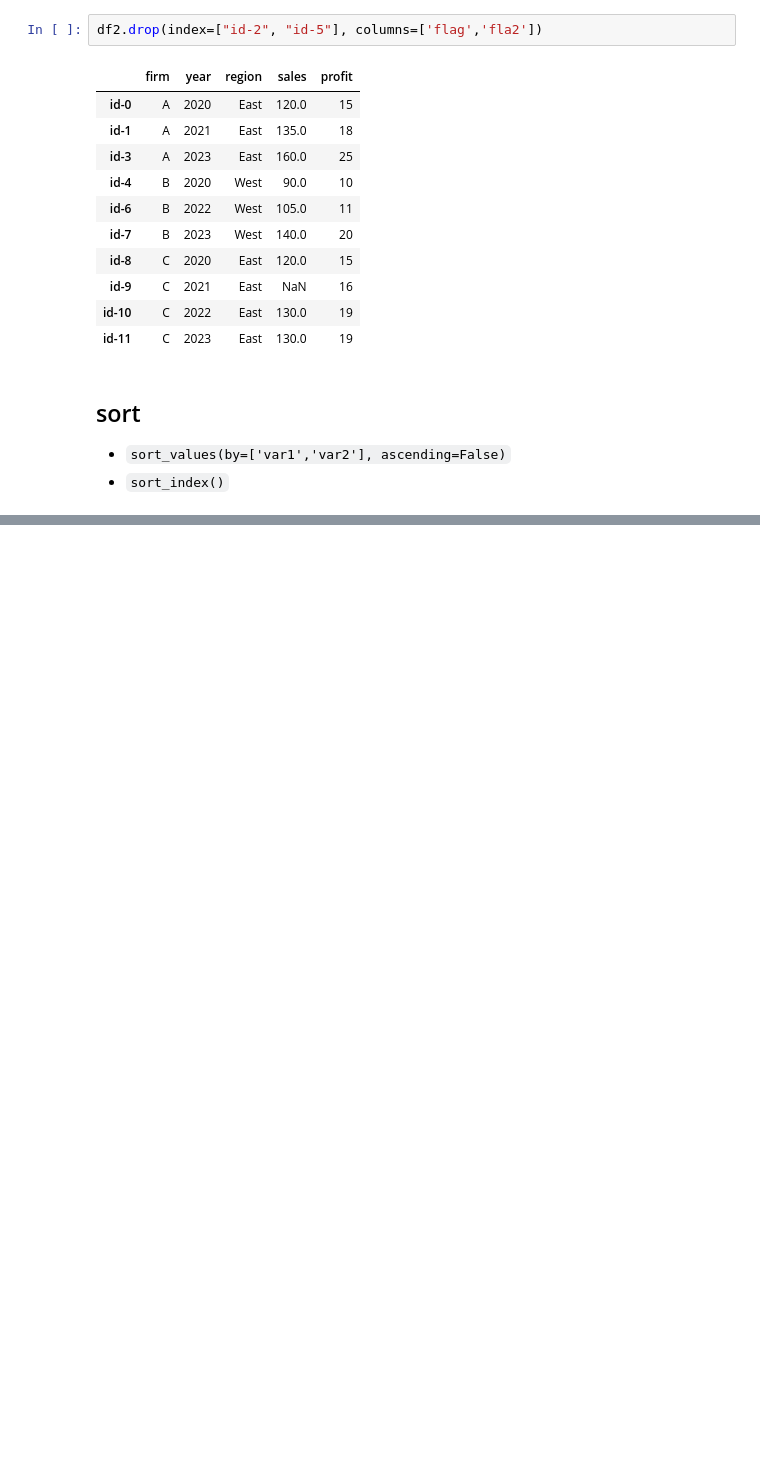
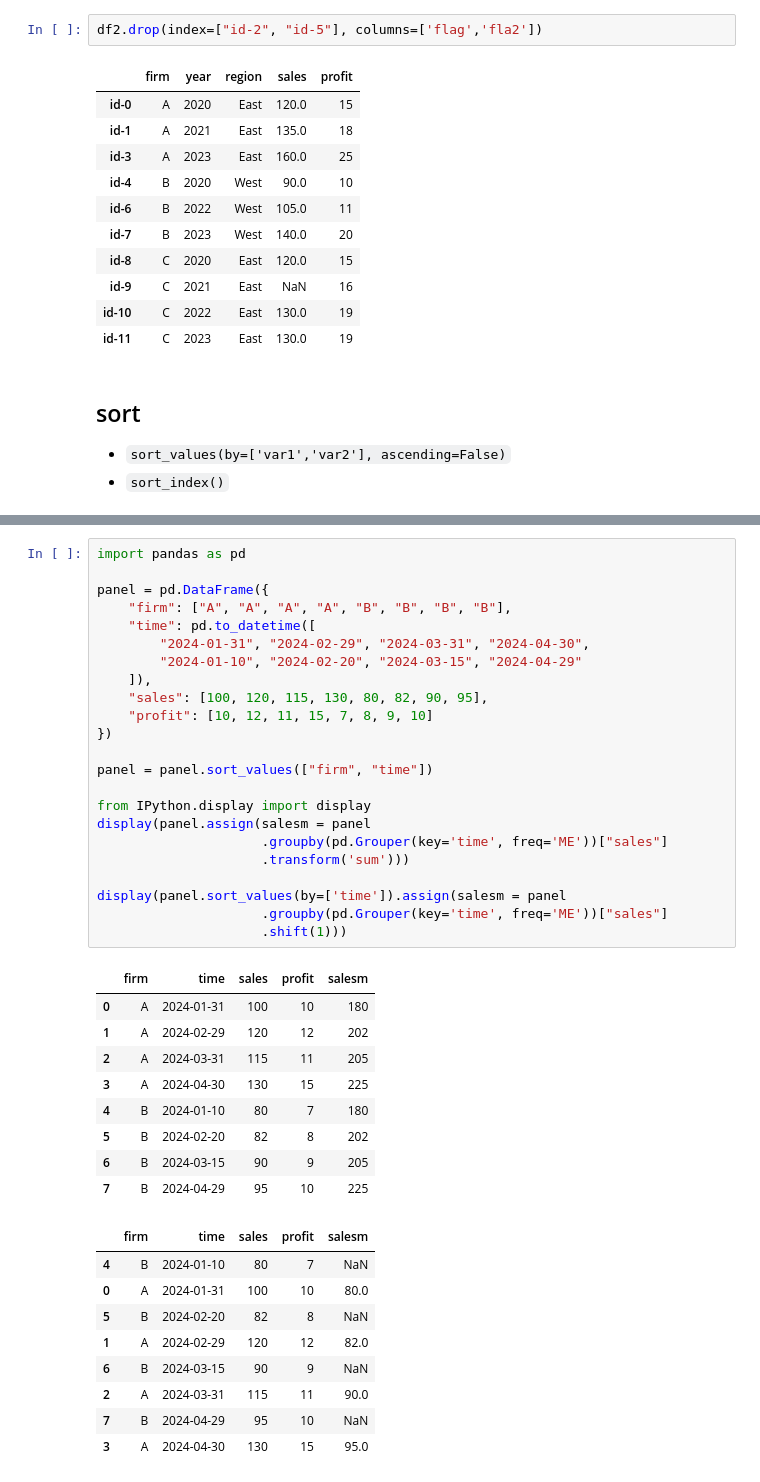
Before and after one commit to jeremyxtmeng/learning-pandas-plotting, a Jupyter notebook: learning_7_summary.ipynb, the cells around one changed output, grey strips where cells are left out. Saved outputs shown, nothing was run; the diff lists cells and outputs as text; blank space fills up the shorter version.

```diff
--- a/learning_7_summary.ipynb
+++ b/learning_7_summary.ipynb
@@ -746,0 +799,42 @@ df2.drop(index=["id-2", "id-5"], columns=['flag','fla2'])
+# %%
+import pandas as pd
+
+panel = pd.DataFrame({
+    "firm": ["A", "A", "A", "A", "B", "B", "B", "B"],
+    "time": pd.to_datetime([
+        "2024-01-31", "2024-02-29", "2024-03-31", "2024-04-30",
+        "2024-01-10", "2024-02-20", "2024-03-15", "2024-04-29"
+    ]),
+    "sales": [100, 120, 115, 130, 80, 82, 90, 95],
+    "profit": [10, 12, 11, 15, 7, 8, 9, 10]
+})
+
+panel = panel.sort_values(["firm", "time"])
+
+from IPython.display import display
+display(panel.assign(salesm = panel
+                     .groupby(pd.Grouper(key='time', freq='ME'))["sales"]
+                     .transform('sum')))
+
+display(panel.sort_values(by=['time']).assign(salesm = panel
+                     .groupby(pd.Grouper(key='time', freq='ME'))["sales"]
+                     .shift(1)))
+# %% [output]
+|  | firm | time | sales | profit | salesm |
+| 0 | A | 2024-01-31 | 100 | 10 | 180 |
+| 1 | A | 2024-02-29 | 120 | 12 | 202 |
+| 2 | A | 2024-03-31 | 115 | 11 | 205 |
+| 3 | A | 2024-04-30 | 130 | 15 | 225 |
+| 4 | B | 2024-01-10 | 80 | 7 | 180 |
+| 5 | B | 2024-02-20 | 82 | 8 | 202 |
+| 6 | B | 2024-03-15 | 90 | 9 | 205 |
+| 7 | B | 2024-04-29 | 95 | 10 | 225 |
+|  | firm | time | sales | profit | salesm |
+| 4 | B | 2024-01-10 | 80 | 7 | NaN |
+| 0 | A | 2024-01-31 | 100 | 10 | 80.0 |
+| 5 | B | 2024-02-20 | 82 | 8 | NaN |
+| 1 | A | 2024-02-29 | 120 | 12 | 82.0 |
+| 6 | B | 2024-03-15 | 90 | 9 | NaN |
+| 2 | A | 2024-03-31 | 115 | 11 | 90.0 |
+| 7 | B | 2024-04-29 | 95 | 10 | NaN |
+| 3 | A | 2024-04-30 | 130 | 15 | 95.0 |
```
Also changed, not shown: parts of 10 cells of this notebook, 2 other files.
